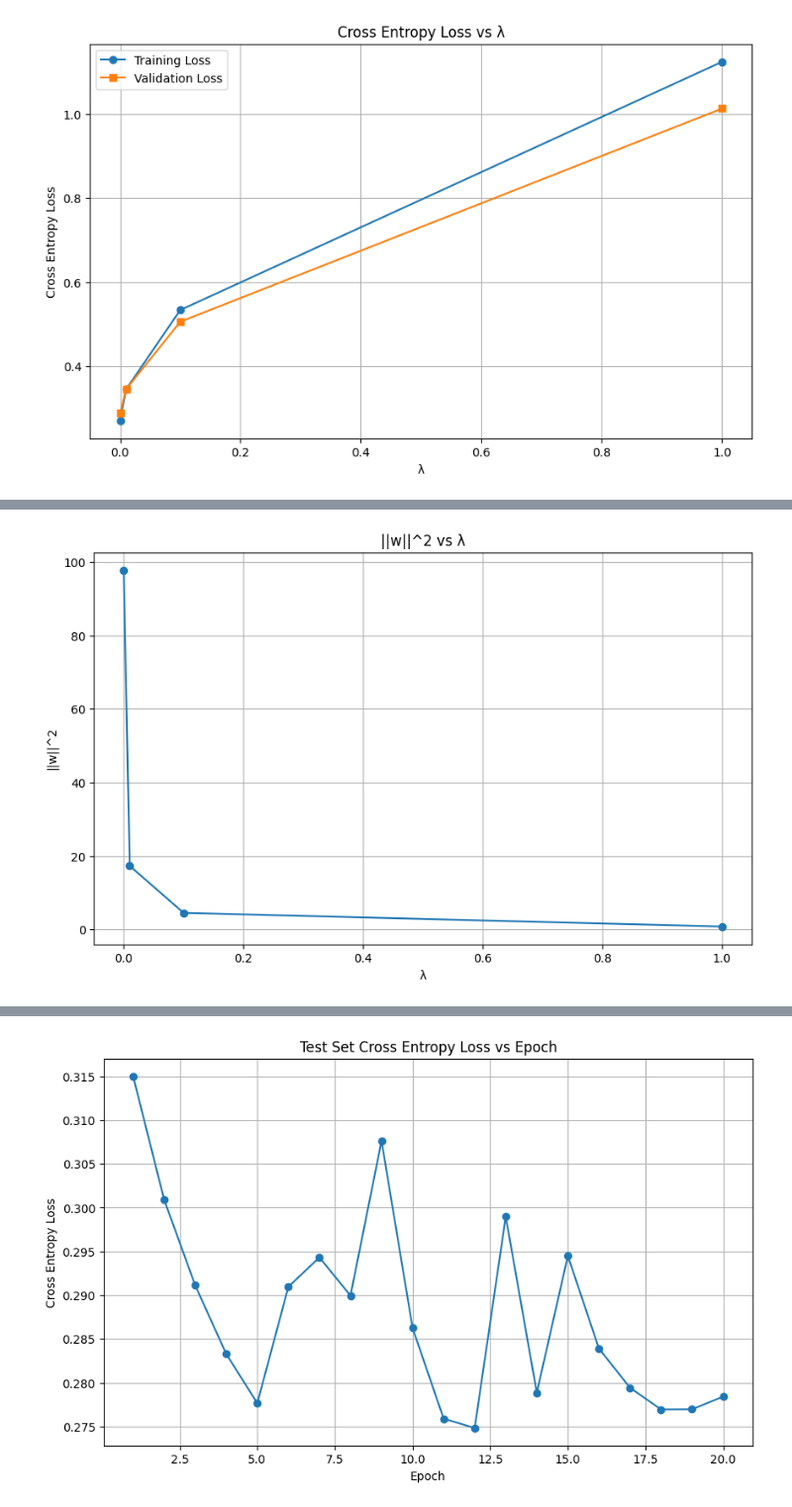
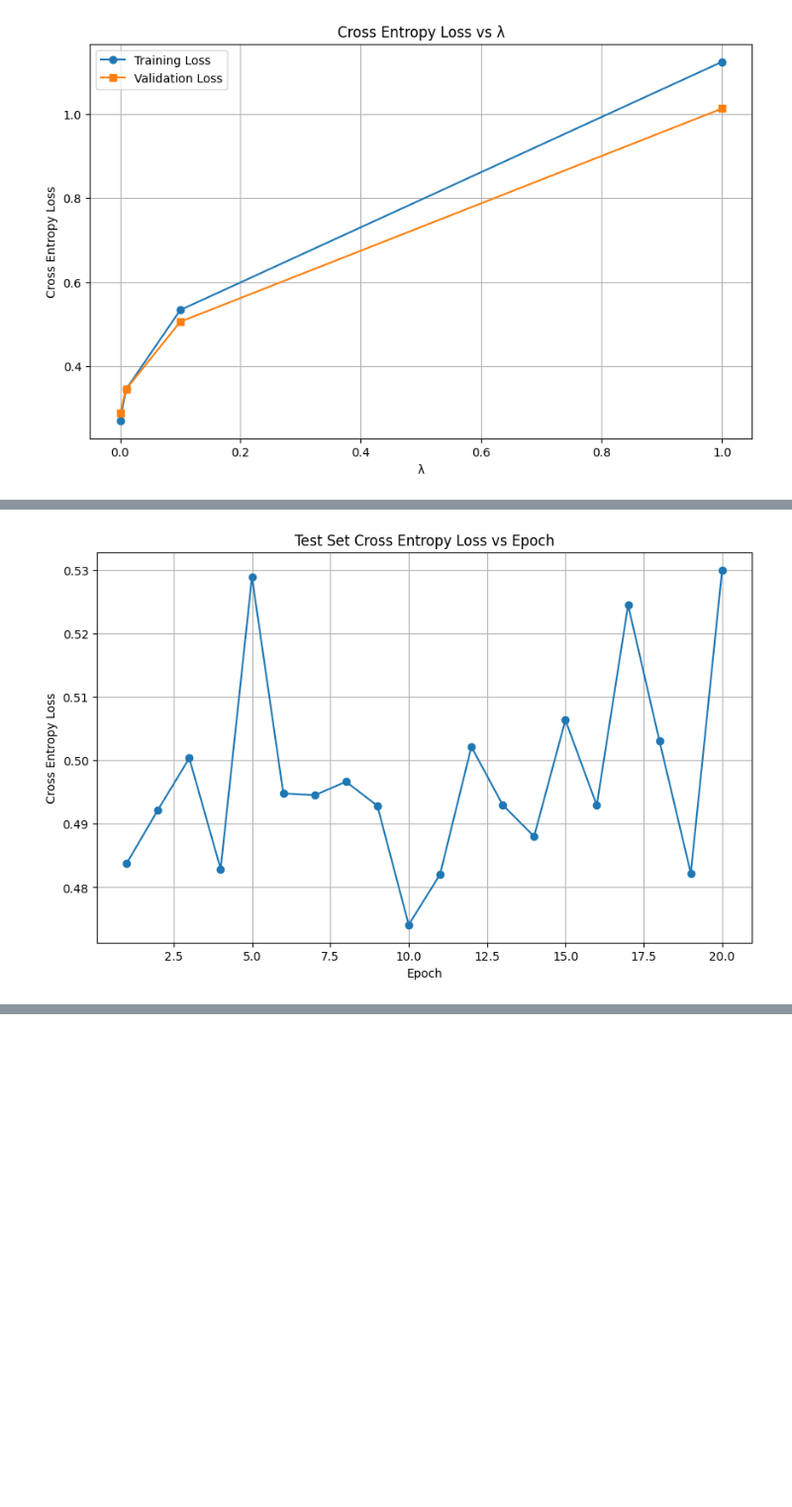
Before and after one commit to SonjoyKP/multi-class-logistic-regression, a Jupyter notebook: MLR.ipynb, the cells around one changed output, grey strips where cells are left out. Shown at 99% size. Drawn from its saved outputs; the diff is of its cells as text; code cells hidden in the pictures; blank space fills up the shorter version.

Commit message:
lambda = 0.1

```diff
--- a/MLR.ipynb
+++ b/MLR.ipynb
@@ -342,24 +352,23 @@ Epoch [20/20], Training Loss: 1.1245, Validation Loss: 1.0132
 [figure]
 # %%
 # Select the best λ based on validation loss
-best_lambda = min(val_losses, key=val_losses.get)
-print(f"Best λ based on validation loss: {best_lambda}")
+# best_lambda = min(val_losses, key=val_losses.get)
+# print(f"Best λ based on validation loss: {best_lambda}")
 
-# Plot ||w||^2 vs λ (without log scale)
-plt.figure(figsize=(10, 6))
-plt.plot(lambdas, [weight_norms[lam] for lam in lambdas], marker='o')
-plt.title('||w||^2 vs λ')
-plt.xlabel('λ')
-plt.ylabel('||w||^2')
-plt.grid(True)
-plt.show()
+best_lambda = 0.1 # From Observations
+batch_size = 10 # From previous experiments
+num_epochs = 20
+criterion = nn.CrossEntropyLoss()
 
 # Train on the combined training data (train + validation sets) using the best λ
 combined_dataset = ConcatDataset([train_dataset, val_dataset])
 combined_loader = DataLoader(combined_dataset, batch_size=batch_size, shuffle=True)
-test_loader = DataLoader(test_dataset, batch_size=1000, shuffle=False)
+test_loader = DataLoader(test_dataset, batch_size=batch_size, shuffle=False)
 
 # Initialize the model
+
+input_dim = 28 * 28
+num_classes = 10
 model = MLRModel(input_dim, num_classes).to(device)
 # Loss and optimizer with best λ
 optimizer = optim.SGD(model.parameters(), lr=0.01, weight_decay=best_lambda)
@@ -408 +436 @@ Best λ based on validation loss: 0
-[figure, old version]
+[figure, new version]
@@ -429 +436,0 @@ Epoch [20/20], Test Loss: 0.2784
-[figure, removed]
```
Also changed, not shown: parts of 2 cells of this notebook.
